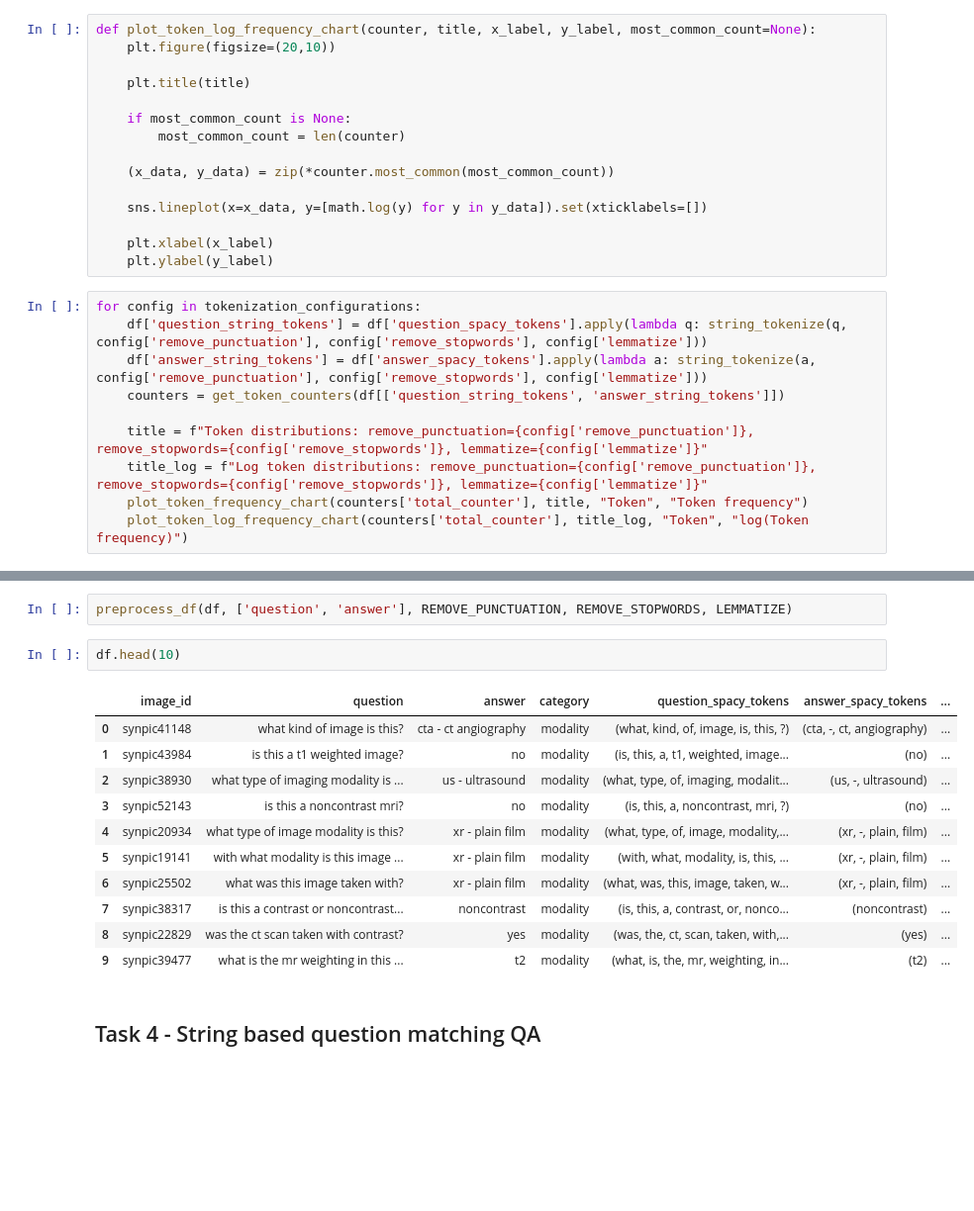
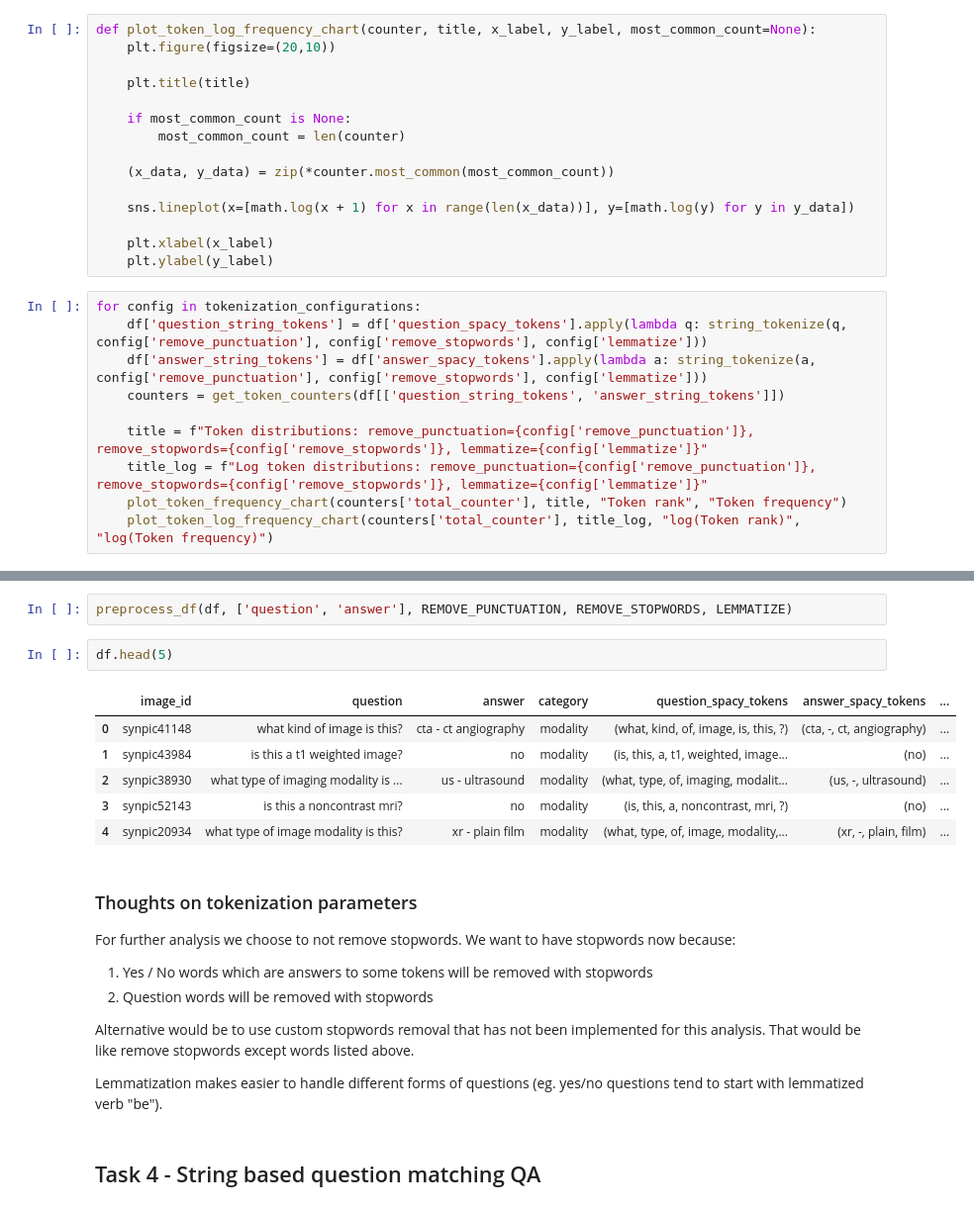
Before and after one commit to skupsala/VQA-Med-2019-project, a Jupyter notebook: notebooks/skupsala.ipynb, the cells around one changed output, grey strips where cells are left out. Shown at 99% size. Drawn from its saved outputs; the diff is of its cells as text; blank space fills up the shorter version.

```diff
--- a/notebooks/skupsala.ipynb
+++ b/notebooks/skupsala.ipynb
@@ -168,7 +168,7 @@ def plot_token_log_frequency_chart(counter, title, x_label, y_label, most_common
 
     (x_data, y_data) = zip(*counter.most_common(most_common_count))
 
-    sns.lineplot(x=x_data, y=[math.log(y) for y in y_data]).set(xticklabels=[])
+    sns.lineplot(x=[math.log(x + 1) for x in range(len(x_data))], y=[math.log(y) for y in y_data])
 
     plt.xlabel(x_label)
     plt.ylabel(y_label)
@@ -180,7 +180,7 @@ for config in tokenization_configurations:
 
     title = f"Token distributions: remove_punctuation={config['remove_punctuation']}, remove_stopwords={config['remove_stopwords']}, lemmatize={config['lemmatize']}"
     title_log = f"Log token distributions: remove_punctuation={config['remove_punctuation']}, remove_stopwords={config['remove_stopwords']}, lemmatize={config['lemmatize']}"
-    plot_token_frequency_chart(counters['total_counter'], title, "Token", "Token frequency")
-    plot_token_log_frequency_chart(counters['total_counter'], title_log, "Token", "log(Token frequency)")
+    plot_token_frequency_chart(counters['total_counter'], title, "Token rank", "Token frequency")
+    plot_token_log_frequency_chart(counters['total_counter'], title_log, "log(Token rank)", "log(Token frequency)")
 # %% [output]
 [figure]
@@ -226,19 +210,25 @@ def preprocess_df(df, tobe_tokenized_fields, remove_punctuation=False, remove_st
 # %%
 preprocess_df(df, ['question', 'answer'], REMOVE_PUNCTUATION, REMOVE_STOPWORDS, LEMMATIZE)
 # %%
-df.head(10)
+df.head(5)
 # %% [output]
 |  | image_id | question | answer | category | question_spacy_tokens | answer_spacy_tokens | ... |
 | 0 | synpic41148 | what kind of image is this? | cta - ct angiography | modality | (what, kind, of, image, is, this, ?) | (cta, -, ct, angiography) | ... |
 | 1 | synpic43984 | is this a t1 weighted image? | no | modality | (is, this, a, t1, weighted, image... | (no) | ... |
 | 2 | synpic38930 | what type of imaging modality is ... | us - ultrasound | modality | (what, type, of, imaging, modalit... | (us, -, ultrasound) | ... |
 | 3 | synpic52143 | is this a noncontrast mri? | no | modality | (is, this, a, noncontrast, mri, ?) | (no) | ... |
 | 4 | synpic20934 | what type of image modality is this? | xr - plain film | modality | (what, type, of, image, modality,... | (xr, -, plain, film) | ... |
-| 5 | synpic19141 | with what modality is this image ... | xr - plain film | modality | (with, what, modality, is, this, ... | (xr, -, plain, film) | ... |
-| 6 | synpic25502 | what was this image taken with? | xr - plain film | modality | (what, was, this, image, taken, w... | (xr, -, plain, film) | ... |
-| 7 | synpic38317 | is this a contrast or noncontrast... | noncontrast | modality | (is, this, a, contrast, or, nonco... | (noncontrast) | ... |
-| 8 | synpic22829 | was the ct scan taken with contrast? | yes | modality | (was, the, ct, scan, taken, with,... | (yes) | ... |
-| 9 | synpic39477 | what is the mr weighting in this ... | t2 | modality | (what, is, the, mr, weighting, in... | (t2) | ... |
+# %% [markdown]
+### Thoughts on tokenization parameters
+
+For further analysis we choose to not remove stopwords. We want to have stopwords now because:
+
+1. Yes / No words which are answers to some tokens will be removed with stopwords
+2. Question words will be removed with stopwords
+
+Alternative would be to use custom stopwords removal that has not been implemented for this analysis. That would be like remove stopwords except words listed above.
+
+Lemmatization makes easier to handle different forms of questions (eg. yes/no questions tend to start with lemmatized verb "be").
 # %% [markdown]
 ## Task 4 - String based question matching QA
 # %%
```
Also changed, not shown: parts of 5 cells of this notebook.
